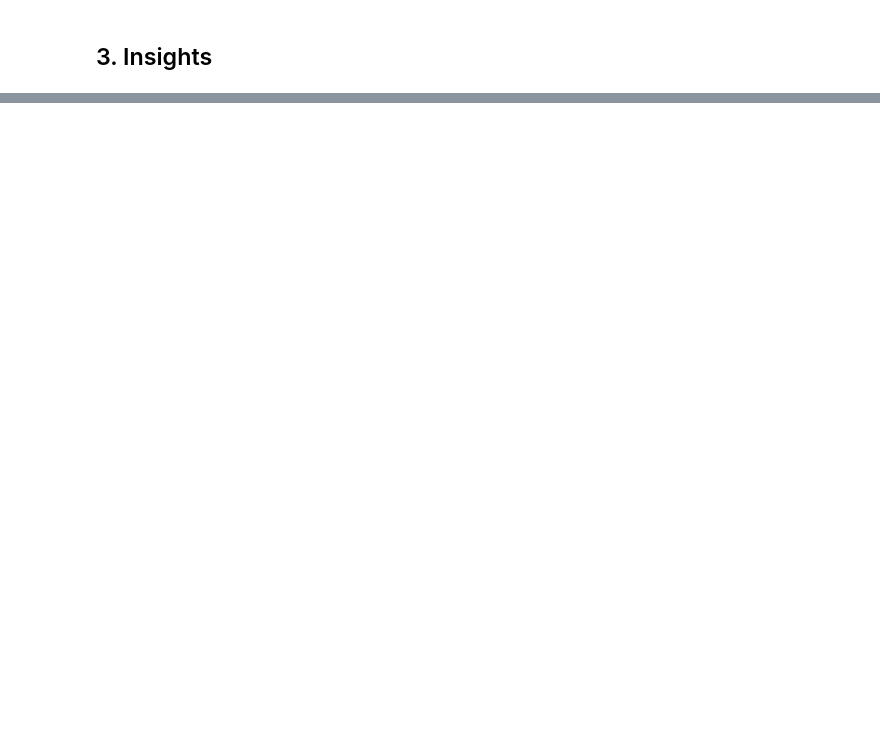
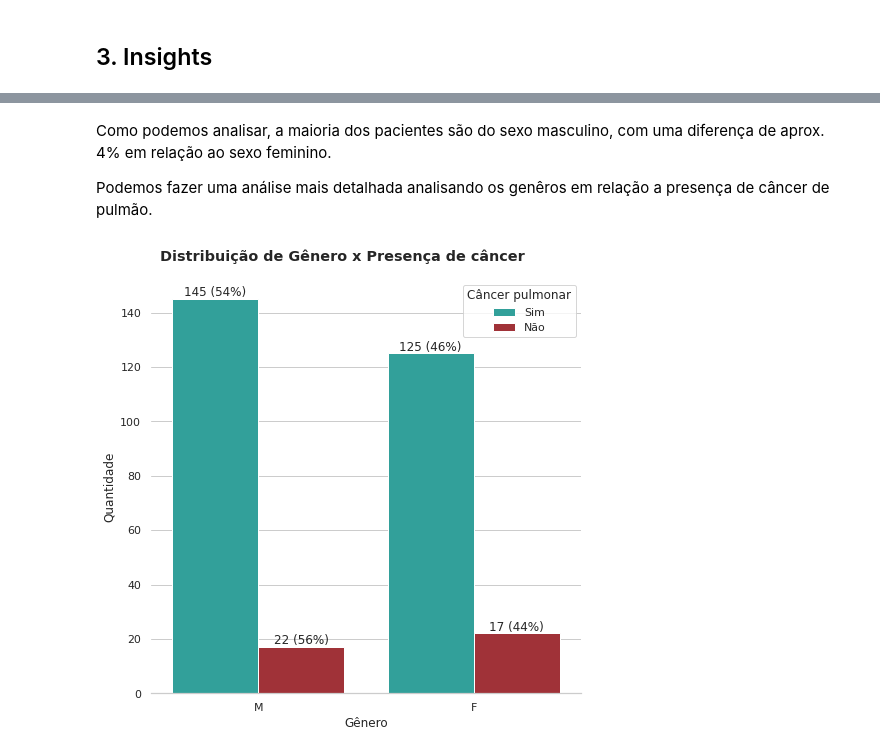
Before and after one commit to atlantico-academy/lung-cancer, a Jupyter notebook: notebooks/01-exploratory_data_analysis.ipynb, the cells around one changed output, grey strips where cells are left out. Drawn from its saved outputs; the diff is of its cells as text; code cells hidden in the pictures; blank space fills up the shorter version.

Commit message:
feat: finalizando análise exploratória com criação de novos gráficos e melhora do código (#4)

```diff
--- a/notebooks/01-exploratory_data_analysis.ipynb
+++ b/notebooks/01-exploratory_data_analysis.ipynb
@@ -306,0 +284,12 @@ plt.show() """
+# %% [markdown]
+Como podemos analisar, a maioria dos pacientes são do sexo masculino, com uma diferença de aprox. 4% em relação ao sexo feminino.
+
+Podemos fazer uma análise mais detalhada analisando os genêros em relação a presença de câncer de pulmão.
+# %%
+plt.figure(figsize=(7,7))
+ax = visualize.variable_dist_count(df, 'GENDER', compare='LUNG_CANCER')
+plt.suptitle('Distribuição de Gênero x Presença de câncer', fontweight='bold')
+plt.tight_layout()
+plt.show()
+# %% [output]
+[figure, added]
```
Also changed, not shown: parts of 48 cells of this notebook, 1 other file.
